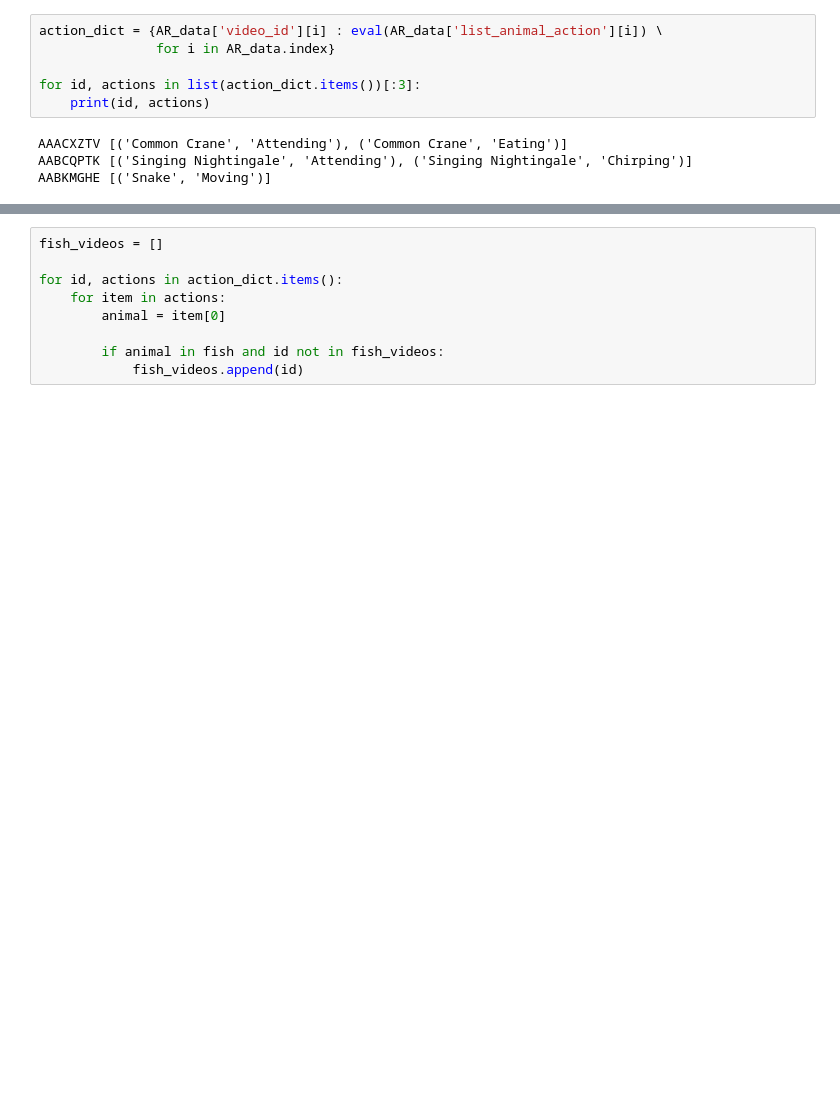
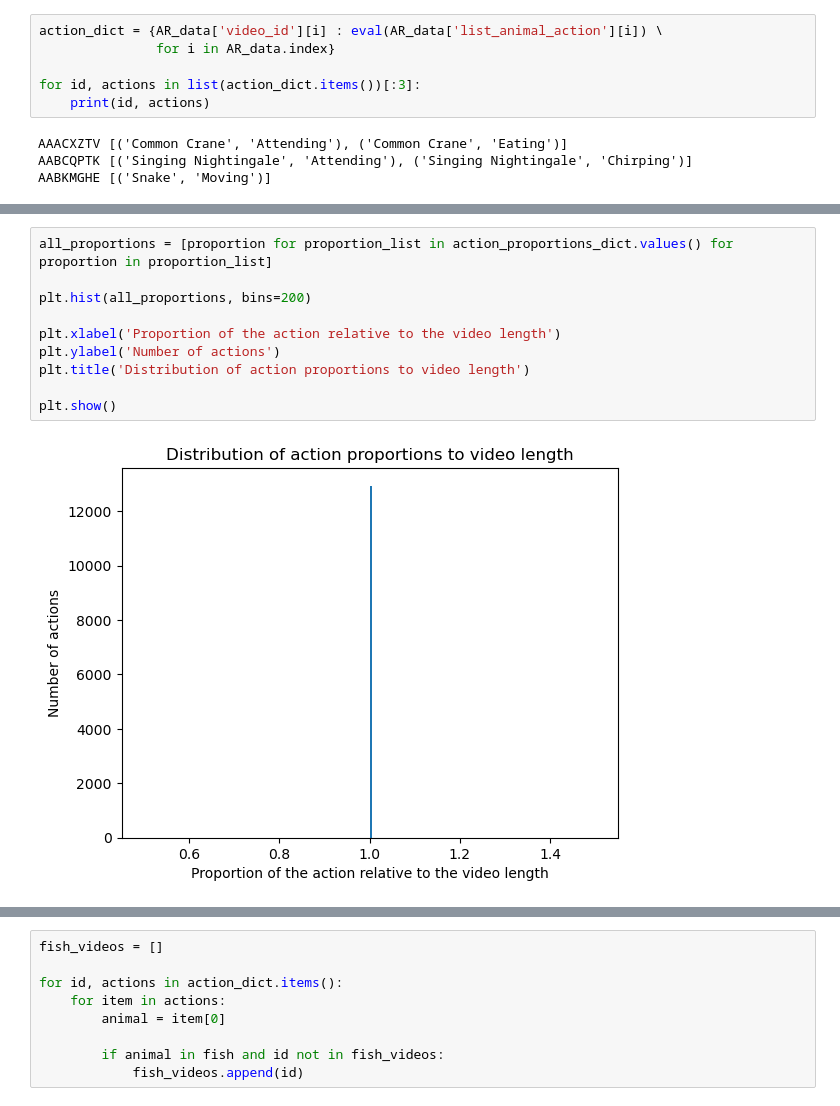
Before and after one commit to ZsofiaK/masterthesis, a Jupyter notebook: Animal Kingdom/AK_AR_exploration.ipynb, the cells around one changed output, grey strips where cells are left out. Saved outputs shown, nothing was run; the diff lists cells and outputs as text; blank space fills up the shorter version.

```diff
--- a/Animal Kingdom/AK_AR_exploration.ipynb
+++ b/Animal Kingdom/AK_AR_exploration.ipynb
@@ -47,0 +161,12 @@ AABKMGHE [('Snake', 'Moving')]
+# %%
+all_proportions = [proportion for proportion_list in action_proportions_dict.values() for proportion in proportion_list]
+
+plt.hist(all_proportions, bins=200)
+
+plt.xlabel('Proportion of the action relative to the video length')
+plt.ylabel('Number of actions')
+plt.title('Distribution of action proportions to video length')
+
+plt.show()
+# %% [output]
+[figure, added]
```
Also changed, not shown: parts of 12 cells of this notebook, 1 other file.
